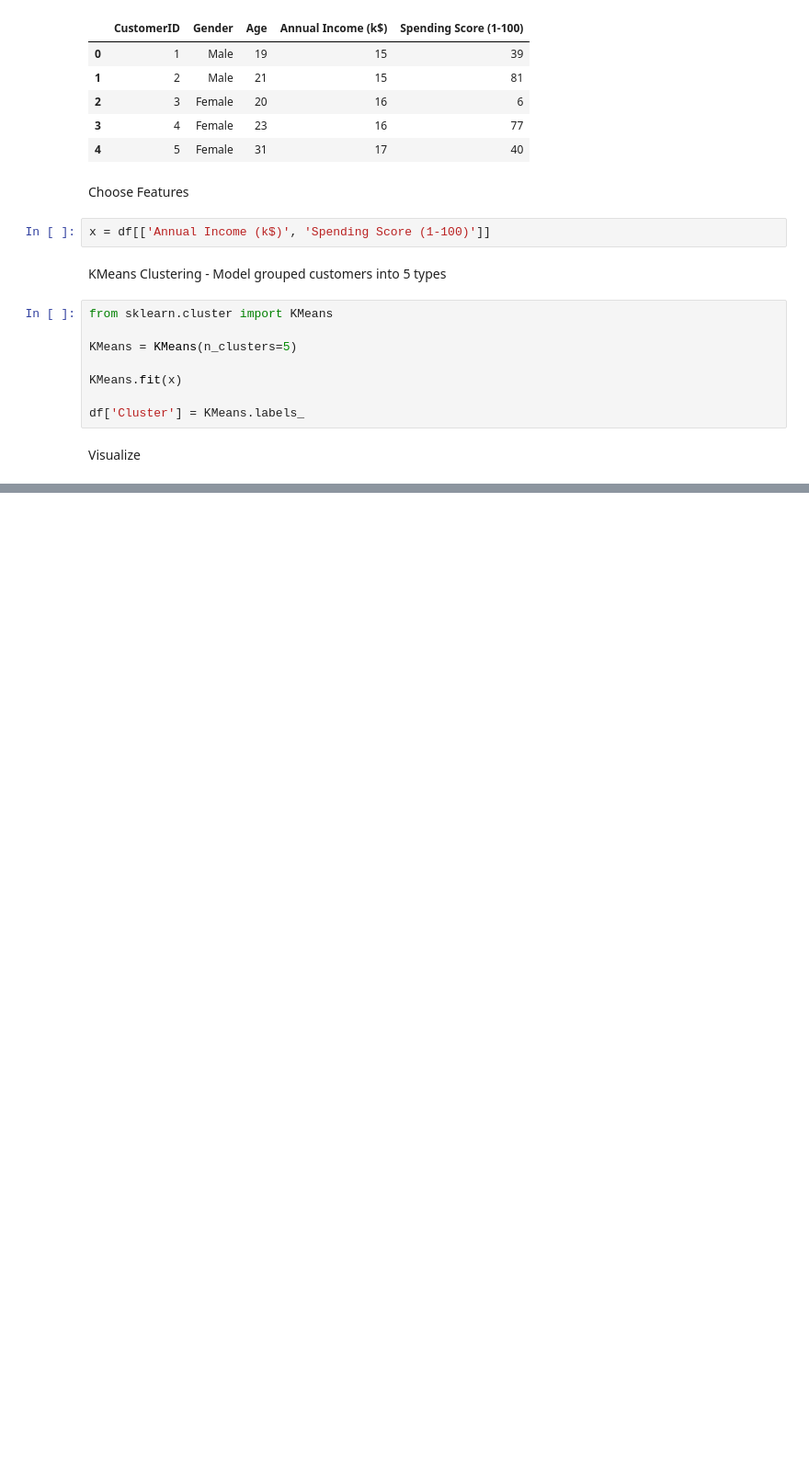
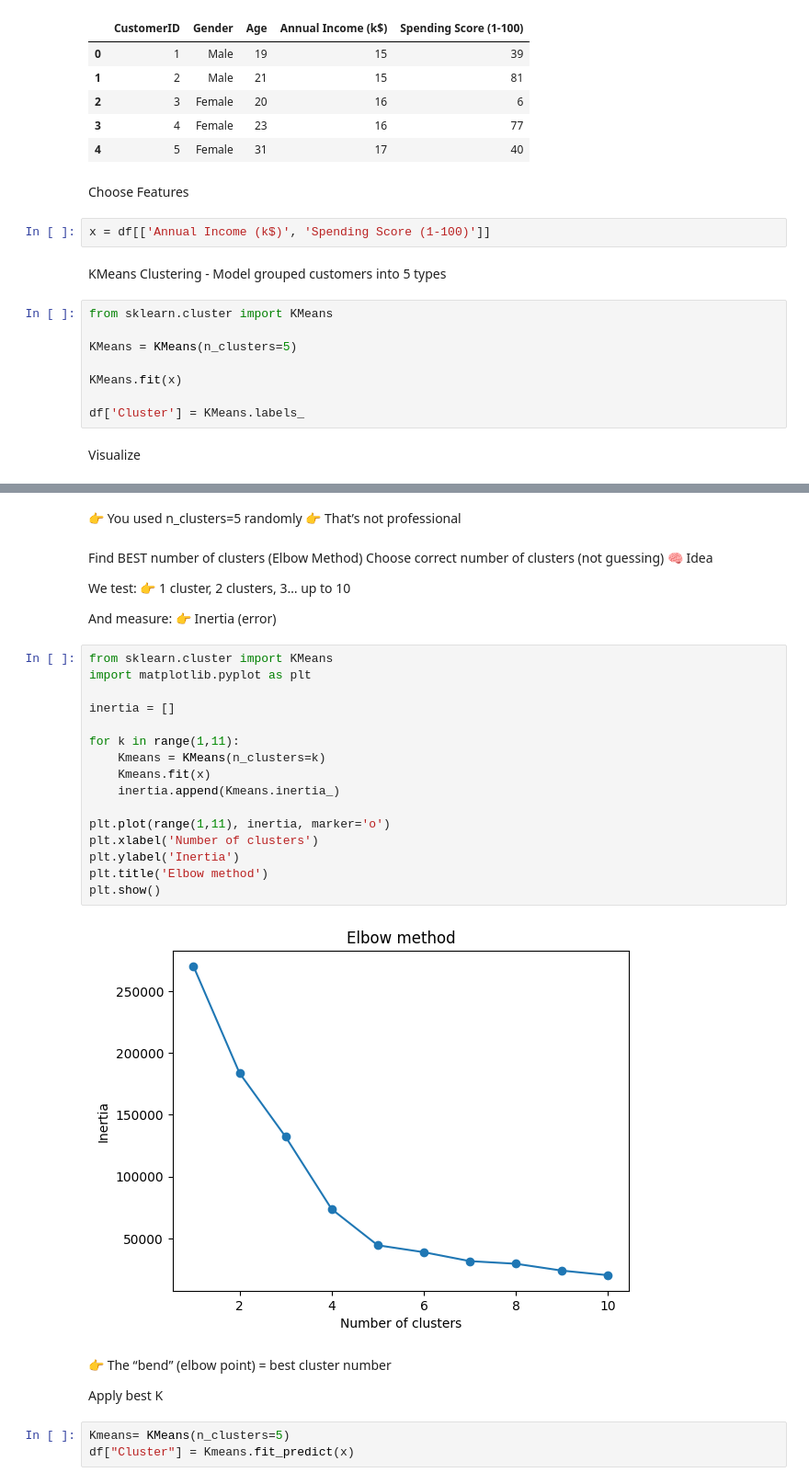
Before and after one commit to sumudusan/Customer-Segmentation-System, a Jupyter notebook: Customer Segmentation.ipynb, the cells around one changed output, grey strips where cells are left out. Shown at 92% size. Saved outputs shown, nothing was run; the diff lists cells and outputs as text; blank space fills up the shorter version.

Commit message:
Use Elbow Method to Find BEST number of clusters.✌️

```diff
--- a/Customer Segmentation.ipynb
+++ b/Customer Segmentation.ipynb
@@ -37,0 +38,38 @@ plt.show()
+# %% [markdown]
+👉 You used n_clusters=5 randomly
+👉 That’s not professional
+# %% [markdown]
+Find BEST number of clusters (Elbow Method)
+Choose correct number of clusters (not guessing)
+🧠 Idea
+
+We test:
+👉 1 cluster, 2 clusters, 3… up to 10
+
+And measure:
+👉 Inertia (error)
+# %%
+from sklearn.cluster import KMeans
+import matplotlib.pyplot as plt
+
+inertia = []
+
+for k in range(1,11):
+    Kmeans = KMeans(n_clusters=k)
+    Kmeans.fit(x)
+    inertia.append(Kmeans.inertia_)
+
+plt.plot(range(1,11), inertia, marker='o')
+plt.xlabel('Number of clusters')
+plt.ylabel('Inertia')
+plt.title('Elbow method')
+plt.show()
+# %% [output]
+[figure, added]
+# %% [markdown]
+👉 The “bend” (elbow point) = best cluster number
+
+Apply best K
+# %%
+Kmeans= KMeans(n_clusters=5)
+df["Cluster"] = Kmeans.fit_predict(x)
```
Also changed, not shown: parts of 3 cells of this notebook.
